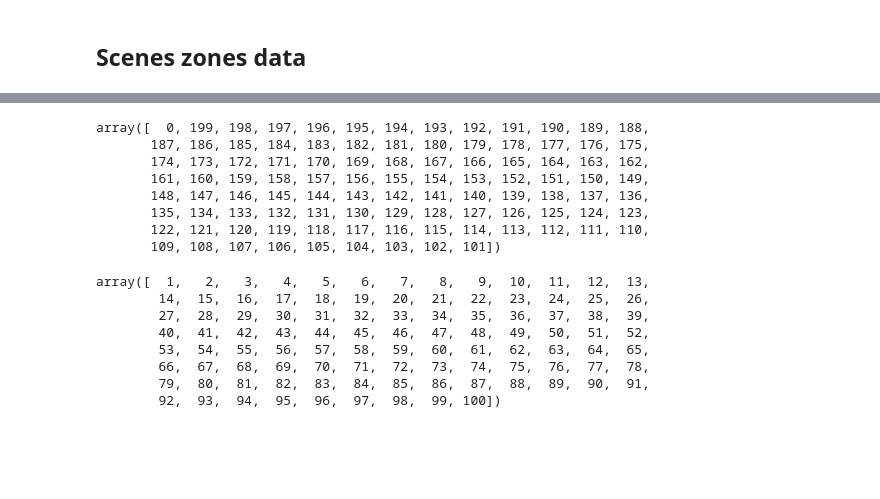
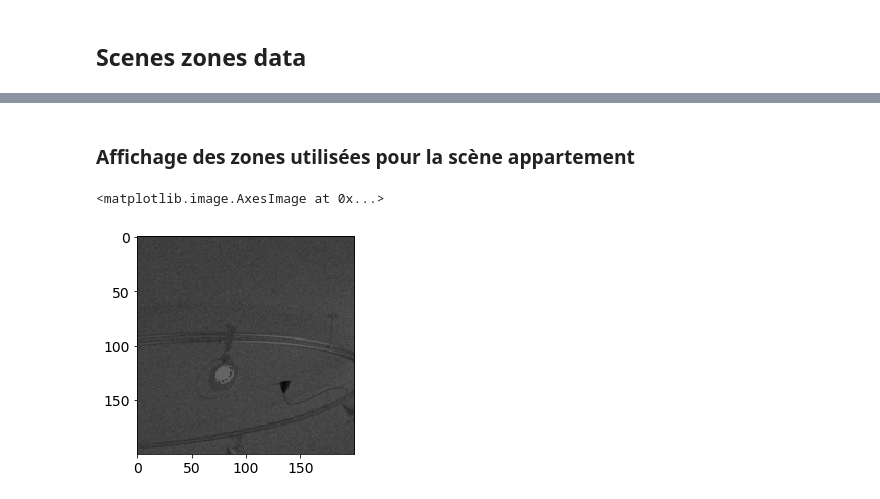
Before and after one commit to prise-3d/Thesis-NoiseDetection-attributes, a Jupyter notebook: analysis/svd_entropy_analysis.ipynb, the cells around one changed output, grey strips where cells are left out. Drawn from its saved outputs; the diff is of its cells as text; code cells hidden in the pictures; blank space fills up the shorter version.

Commit message:
Update of svd entropy analysis

```diff
--- a/analysis/svd_entropy_analysis.ipynb
+++ b/analysis/svd_entropy_analysis.ipynb
@@ -15,5 +19,5 @@ import math
 # %%
-data_folder = "../fichiersSVD_light"
+data_folder = "../../../thesis-data/fichiersSVD_light/"
 # %% [markdown]
 # SVD analysis on zones of Synthesis Images
 # %% [markdown]
@@ -26,8 +30,13 @@ def compute_images_path(dict_data):
 
     images_path = []
     for index in indices:
-        path = os.path.join(data_folder, os.path.join(scene, prefix + index + ".png"))
-        print(path)
+
+        index_str = str(index)
+
+        while len(index_str) < 5:
+            index_str = "0" + index_str
+
+        path = os.path.join(data_folder, os.path.join(scene, prefix + index_str + ".png"))
         images_path.append(path)
     return images_path
 # %%
@@ -36,14 +45,15 @@ def get_images_zones(dict_data, images_path):
     zones_indices = dict_data['zones']
     zones_img = []
 
-    for path in images_path:
-        img = Image.open(path)
-        zones = processing.divide_in_blocks(img, (200, 200))
+    for indice in zones_indices:
 
         zones_list = []
 
-        for id_zone in zones_indices:
-            zones_list.append(zones[id_zone])
+        for path in images_path:
+            img = Image.open(path)
+            zones = segmentation.divide_in_blocks(img, (200, 200))
+
+            zones_list.append(zones[indice])
 
         zones_img.append(zones_list)
 
@@ -128,23 +214,27 @@ def get_entropy_contribution_of_i(arr, i):
 # start 00020 - ref 00900 - step 10
 dict_appart = {'name': 'Appart1opt02',
                'prefix': 'appartAopt_',
-               'indices': ["00020", "00200", "00900"],
-               'zones': [3, 6]}
+               'indices': np.arange(20, 910, 10),
+               'zones': [3, 6],
+               'thresholds': [280, 310]
+              } # use of zone 3 and 6 of flat scene
 
 # start 00050 - ref 01200 - step 10
 dict_cuisine = {'name': 'Cuisine01',
                'prefix': 'cuisine01_',
-               'indices': ["00050", "00400", "01200"],
-               'zones': [3, 6]}
+               'indices': np.arange(50, 1210, 10),
+               'zones': [3, 6],
+               'thresholds': [390, 350]
+               }
 
 # start 00020 - ref 00950 - step 10
 dict_sdb_c = {'name': 'SdbCentre',
                'prefix': 'SdB2_',
-               'indices': ["00020", "00400", "00950"],
+               'indices': np.arange(20, 960, 10),
                'zones': [3, 6]}
 
 # start 00020 - ref 00950 - step 10
 dict_sdb_d = {'name': 'SdbDroite',
                'prefix': 'SdB2_D_',
-               'indices': ["00020", "00400", "00950"],
+               'indices': np.arange(20, 960, 10),
                'zones': [2, 3, 10, 13]}
@@ -199,22 +249,11 @@ print(sv_values)
-# %%
-get_highest_values(entropy_contribution_data, 100)
-# %% [output]
-array([  0, 199, 198, 197, 196, 195, 194, 193, 192, 191, 190, 189, 188,
-       187, 186, 185, 184, 183, 182, 181, 180, 179, 178, 177, 176, 175,
-       174, 173, 172, 171, 170, 169, 168, 167, 166, 165, 164, 163, 162,
-       161, 160, 159, 158, 157, 156, 155, 154, 153, 152, 151, 150, 149,
-       148, 147, 146, 145, 144, 143, 142, 141, 140, 139, 138, 137, 136,
-       135, 134, 133, 132, 131, 130, 129, 128, 127, 126, 125, 124, 123,
-       122, 121, 120, 119, 118, 117, 116, 115, 114, 113, 112, 111, 110,
-       109, 108, 107, 106, 105, 104, 103, 102, 101])
-# %%
-get_lowest_values(entropy_contribution_data, 100)
-# %% [output]
-array([  1,   2,   3,   4,   5,   6,   7,   8,   9,  10,  11,  12,  13,
-        14,  15,  16,  17,  18,  19,  20,  21,  22,  23,  24,  25,  26,
-        27,  28,  29,  30,  31,  32,  33,  34,  35,  36,  37,  38,  39,
-        40,  41,  42,  43,  44,  45,  46,  47,  48,  49,  50,  51,  52,
-        53,  54,  55,  56,  57,  58,  59,  60,  61,  62,  63,  64,  65,
-        66,  67,  68,  69,  70,  71,  72,  73,  74,  75,  76,  77,  78,
-        79,  80,  81,  82,  83,  84,  85,  86,  87,  88,  89,  90,  91,
-        92,  93,  94,  95,  96,  97,  98,  99, 100])
+# %% [markdown]
+### Affichage des zones utilisées pour la scène appartement
+# %%
+first_image = zones_data[0][0]
+first_image = transform.get_LAB_L(first_image)
+
+first_image = Image.fromarray(first_image).convert('L')
+plt.imshow(first_image)
+# %% [output]
+<matplotlib.image.AxesImage at 0x...>
+[figure, added]
```
Also changed, not shown: parts of 43 cells of this notebook.
